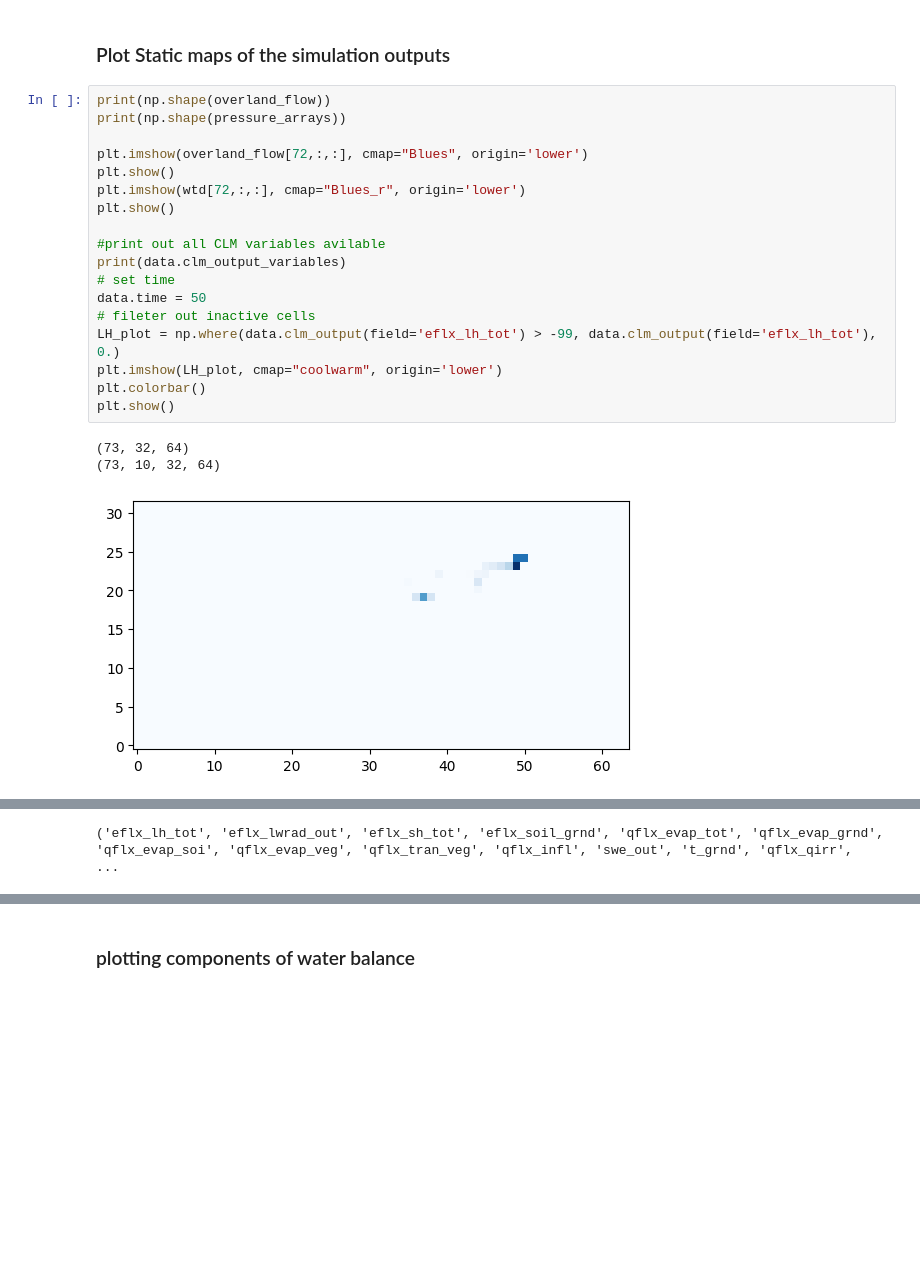
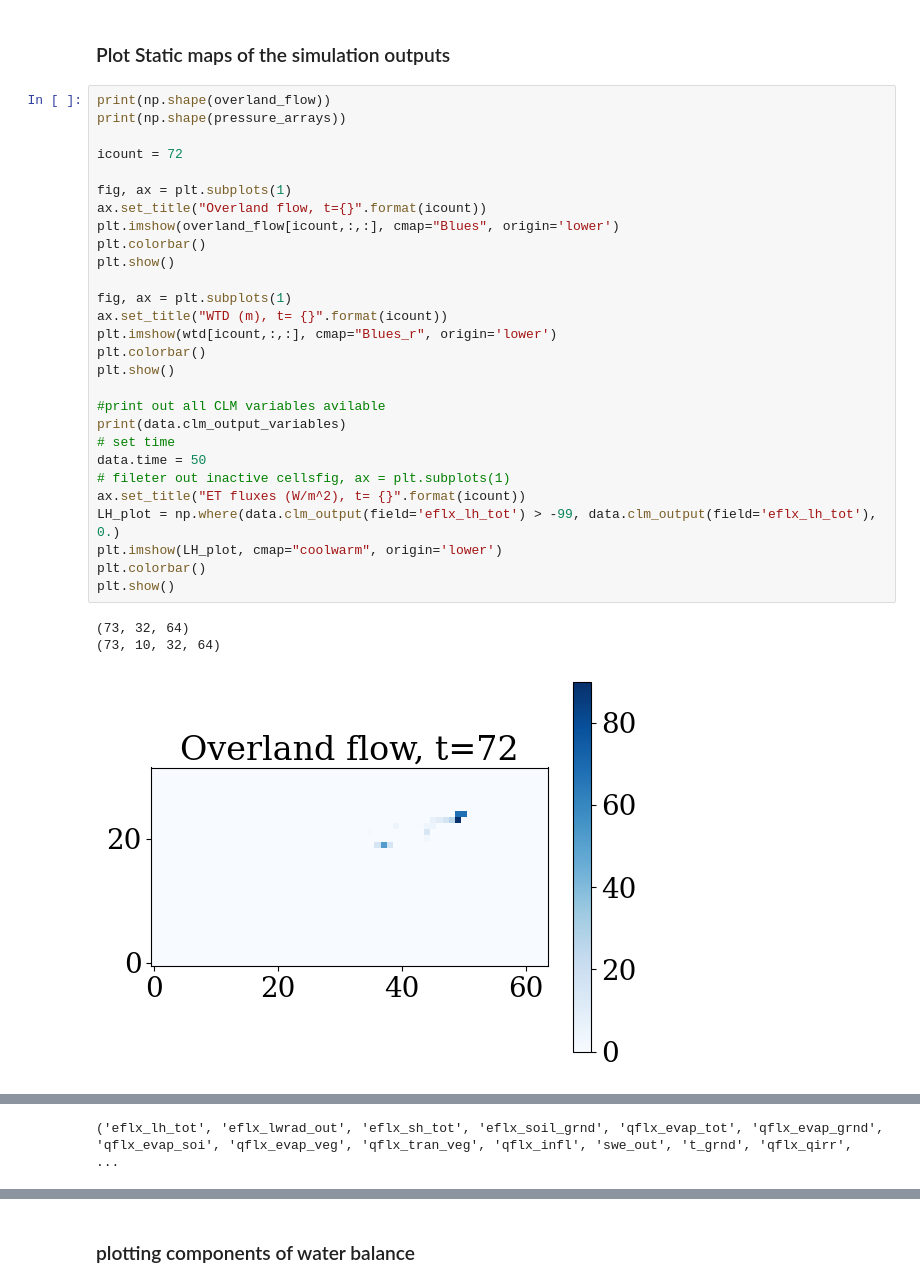
Before and after one commit to mashadab/ParFlow-project, a Jupyter notebook: little_washita/Simulation_Analysis.ipynb, the cells around one changed output, grey strips where cells are left out. Cells and saved outputs as stored; diff of their text form; blank space fills up the shorter version.

```diff
--- a/little_washita/Simulation_Analysis.ipynb
+++ b/little_washita/Simulation_Analysis.ipynb
@@ -121,22 +122,32 @@ for i, (pressure, saturation) in enumerate(zip(pressure_arrays, saturation_array
 # %%
 print(np.shape(overland_flow))
 print(np.shape(pressure_arrays))
 
-plt.imshow(overland_flow[72,:,:], cmap="Blues", origin='lower')
+icount = 72
+
+fig, ax = plt.subplots(1)
+ax.set_title("Overland flow, t={}".format(icount))
+plt.imshow(overland_flow[icount,:,:], cmap="Blues", origin='lower')
+plt.colorbar()
 plt.show()
-plt.imshow(wtd[72,:,:], cmap="Blues_r", origin='lower')
+
+fig, ax = plt.subplots(1)
+ax.set_title("WTD (m), t= {}".format(icount))
+plt.imshow(wtd[icount,:,:], cmap="Blues_r", origin='lower')
+plt.colorbar()
 plt.show()
 
 #print out all CLM variables avilable
 print(data.clm_output_variables)
 # set time
 data.time = 50
-# fileter out inactive cells
+# fileter out inactive cellsfig, ax = plt.subplots(1)
+ax.set_title("ET fluxes (W/m^2), t= {}".format(icount))
 LH_plot = np.where(data.clm_output(field='eflx_lh_tot') > -99, data.clm_output(field='eflx_lh_tot'), 0.)
 plt.imshow(LH_plot, cmap="coolwarm", origin='lower')
 plt.colorbar()
 plt.show()
 # %% [output]
 (73, 32, 64)
 (73, 10, 32, 64)
-[figure, old version]
+[figure, new version]
```
Also changed, not shown: parts of 3 cells of this notebook.
